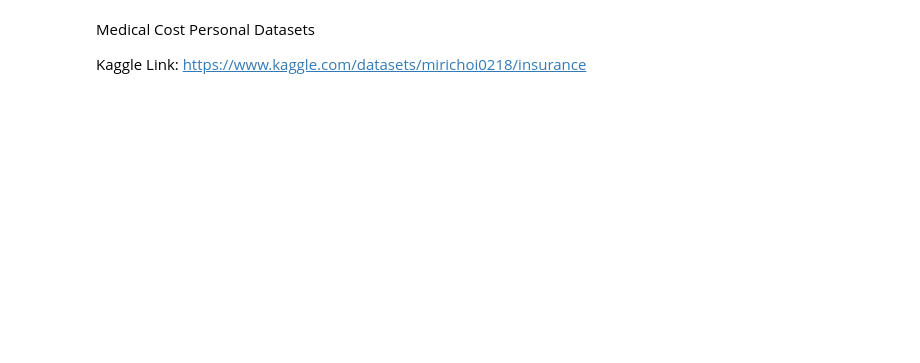
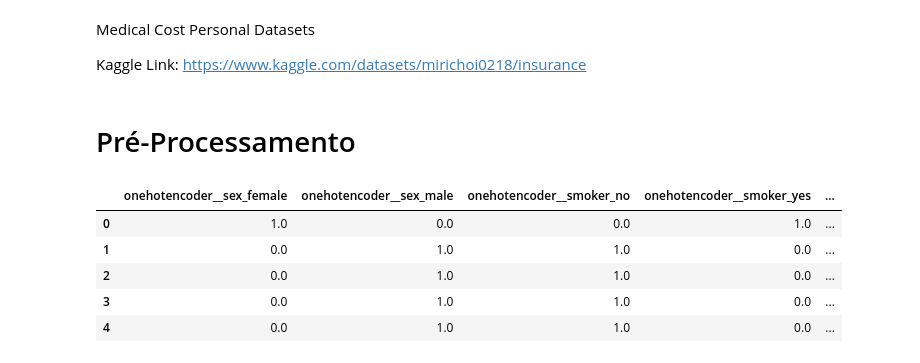
Before and after one commit to rcpsilva/CutTheTails-Regression, a Jupyter notebook: medicalCost.ipynb, the cells around one changed output. Saved outputs shown, nothing was run; the diff lists cells and outputs as text; code cells hidden in the pictures; blank space fills up the shorter version.

```diff
--- a/medicalCost.ipynb
+++ b/medicalCost.ipynb
@@ -11,3 +29,31 @@ target = 'charges'
 # %%
 fig = px.histogram(df, x=target, nbins=100)
 fig.show()
+# %% [markdown]
+# Pré-Processamento
+# %%
+#the columns that have nominal attributes
+nominal_atts = ['sex', 'smoker', 'region']
+
+#using the one hot encoder
+one = OneHotEncoder()
+
+transformer = make_column_transformer((OneHotEncoder(sparse_output=False), nominal_atts), remainder='passthrough')
+
+transformed = transformer.fit_transform(df)
+
+transformed_df = pd.DataFrame(transformed, columns=transformer.get_feature_names_out())
+
+# Updating the features list
+features = transformer.get_feature_names_out().tolist()
+target = 'remainder__charges'
+features.remove(target)
+
+transformed_df.head()
+# %% [output]
+|  | onehotencoder__sex_female | onehotencoder__sex_male | onehotencoder__smoker_no | onehotencoder__smoker_yes | ... |
+| 0 | 1.0 | 0.0 | 0.0 | 1.0 | ... |
+| 1 | 0.0 | 1.0 | 1.0 | 0.0 | ... |
+| 2 | 0.0 | 1.0 | 1.0 | 0.0 | ... |
+| 3 | 0.0 | 1.0 | 1.0 | 0.0 | ... |
+| 4 | 0.0 | 1.0 | 1.0 | 0.0 | ... |
```
Also changed, not shown: parts of 11 cells of this notebook, 4 other files.
